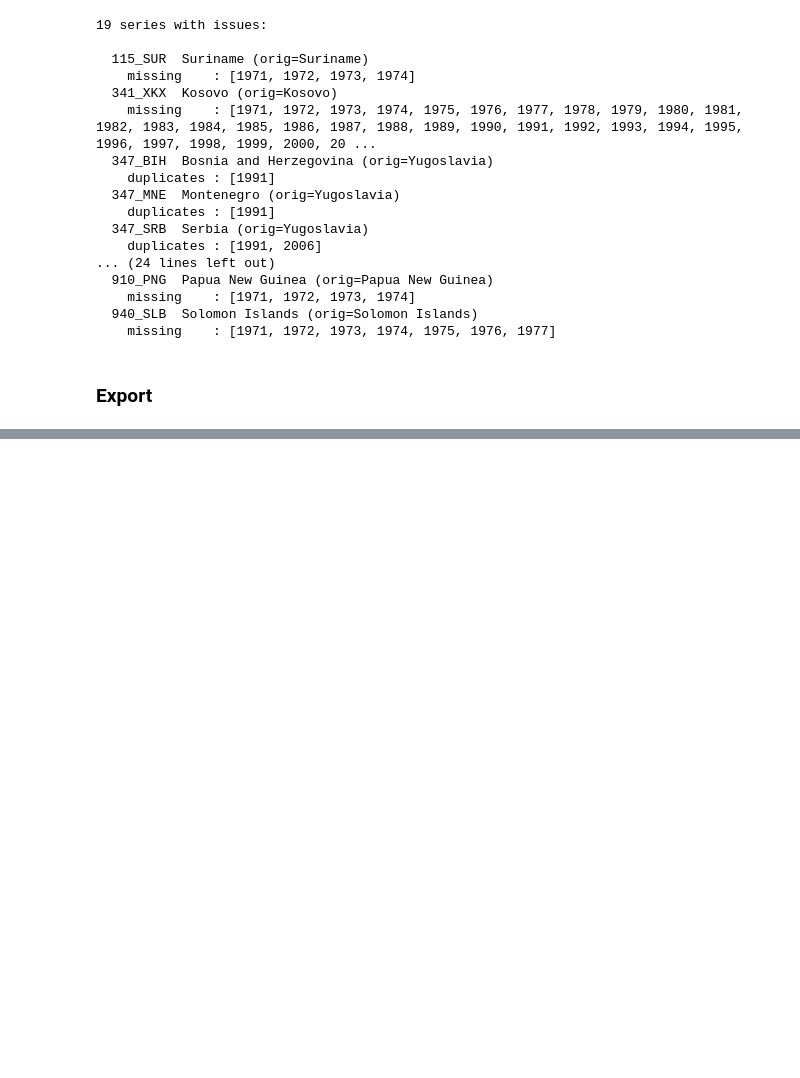
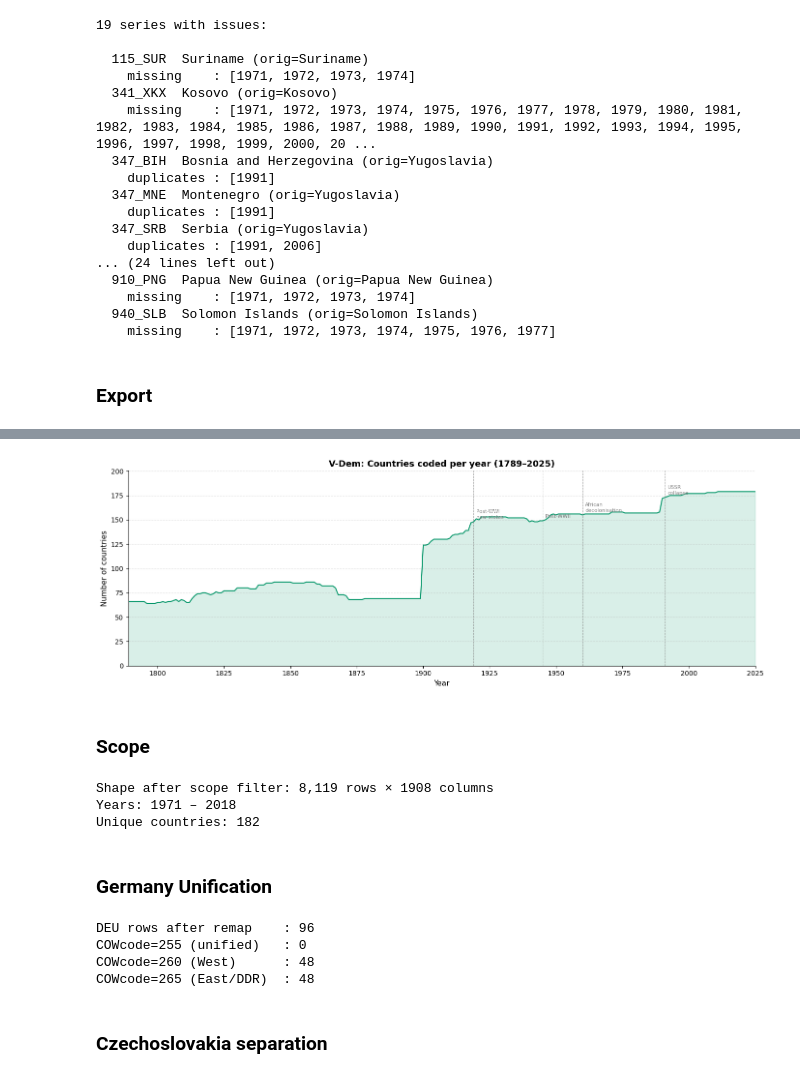
Before and after one commit to damiancalabresi/causal-analysis-democracy-womens-rights, a Jupyter notebook: 01-democracy-dataset-processing.ipynb, the cells around one changed output, grey strips where cells are left out. Cells and saved outputs as stored; diff of their text form; code cells hidden in the pictures; blank space fills up the shorter version.

```diff
--- a/01-democracy-dataset-processing.ipynb
+++ b/01-democracy-dataset-processing.ipynb
@@ -758,0 +783,70 @@ Saved 8,038 rows × 16 columns → processed-datasets/polity/polity5.csv
+# %%
+fig, ax = plt.subplots(figsize=(14, 5))
+
+ax.fill_between(cpy.index, cpy.values, alpha=0.15, color="#059669")
+ax.plot(cpy.index, cpy.values, color="#059669", linewidth=1.5)
+
+milestones = {
+    1919: "Post-WWI\nnew states",
+    1945: "Post-WWII",
+    1960: "African\ndecolonisation",
+    1991: "USSR\ncollapse",
+}
+for yr, label in milestones.items():
+    y = cpy.get(yr, cpy.iloc[0])
+    ax.axvline(yr, color="gray", linewidth=0.8, linestyle="--", alpha=0.6)
+    ax.text(yr + 1, y + 2, label, fontsize=7.5, color="gray", va="bottom")
+
+ax.set_xlabel("Year", fontsize=11)
+ax.set_ylabel("Number of countries", fontsize=11)
+ax.set_title("V-Dem: Countries coded per year (1789–2025)", fontsize=13, fontweight="bold")
+ax.set_xlim(cpy.index.min(), cpy.index.max())
+ax.set_ylim(0, cpy.max() * 1.12)
+ax.xaxis.set_major_locator(ticker.MultipleLocator(25))
+ax.grid(axis="y", linestyle="--", alpha=0.4)
+ax.spines[["top", "right"]].set_visible(False)
+
+plt.tight_layout()
+plt.show()
+# %% [output]
+[figure, added]
+# %% [markdown]
+### Scope
+# %%
+vdem = vdem[(vdem["year"] >= 1971) & (vdem["year"] <= 2018)]
+print(f"Shape after scope filter: {vdem.shape[0]:,} rows × {vdem.shape[1]} columns")
+print(f"Years: {vdem['year'].min()} – {vdem['year'].max()}")
+print(f"Unique countries: {vdem['country_name'].nunique()}")
+# %% [output]
+Shape after scope filter: 8,119 rows × 1908 columns
+Years: 1971 – 2018
+Unique countries: 182
+# %% [markdown]
+### Germany Unification
+# %%
+# DDR (East Germany) has no ISO3 — remap to DEU
+vdem.loc[vdem["country_text_id"] == "DDR", "country_text_id"] = "DEU"
+
+# Unified Germany (COWcode=255): copy rows into West Germany (260) and East Germany (265),
+# then drop the original unified rows
+deu_rows = vdem[vdem["COWcode"] == 255].copy()
+
+deu_west = deu_rows.copy()
+deu_west["COWcode"] = 260
+
+deu_east = deu_rows.copy()
+deu_east["COWcode"] = 265
+
+vdem = pd.concat([vdem[vdem["COWcode"] != 255], deu_west, deu_east], ignore_index=True)
+
+print(f"DEU rows after remap    : {(vdem['country_text_id'] == 'DEU').sum()}")
+print(f"COWcode=255 (unified)   : {(vdem['COWcode'] == 255).sum()}")
+print(f"COWcode=260 (West)      : {(vdem['COWcode'] == 260).sum()}")
+print(f"COWcode=265 (East/DDR)  : {(vdem['COWcode'] == 265).sum()}")
+# %% [output]
+DEU rows after remap    : 96
+COWcode=255 (unified)   : 0
+COWcode=260 (West)      : 48
+COWcode=265 (East/DDR)  : 48
+# %% [markdown]
+### Czechoslovakia separation
```
Also changed, not shown: parts of 28 cells of this notebook.
